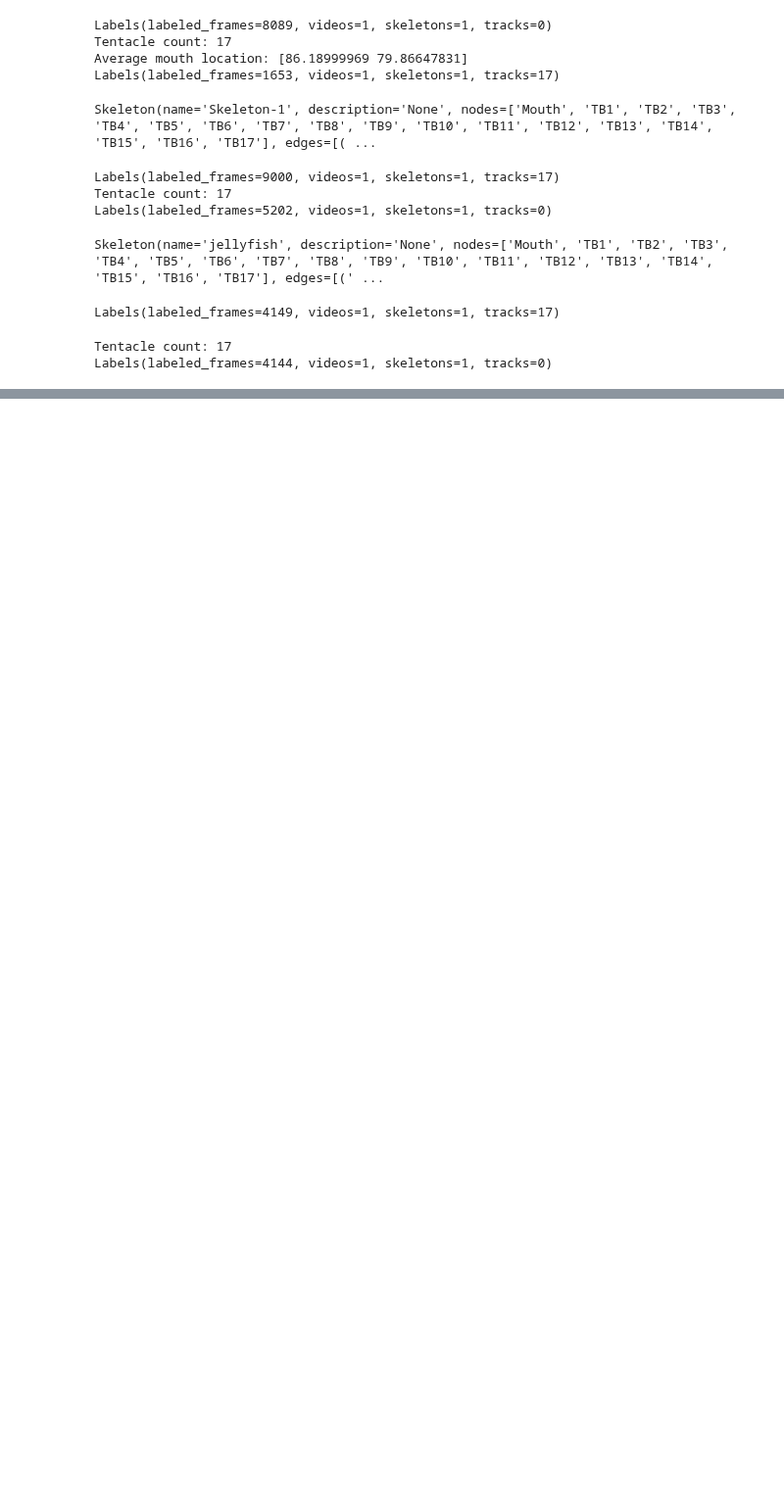
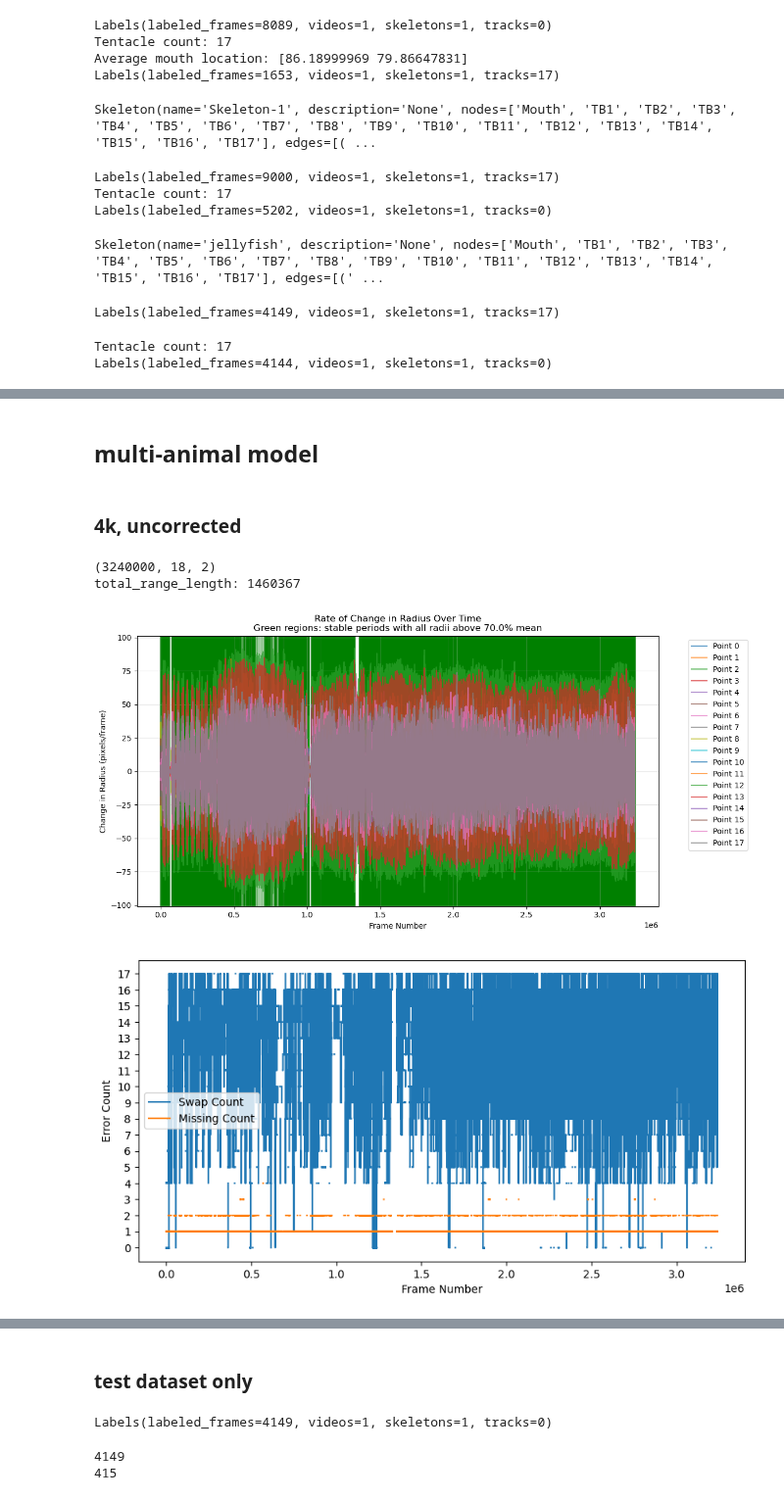
Before and after one commit to mingxiaowei/jelly-sleap, a Jupyter notebook: sleap/jelly/notebook/error_profiling_multi.ipynb, the cells around one changed output, grey strips where cells are left out. Shown at 98% size. Cells and saved outputs as stored; diff of their text form; code cells hidden in the pictures; blank space fills up the shorter version.

```diff
--- a/sleap/jelly/notebook/error_profiling_multi.ipynb
+++ b/sleap/jelly/notebook/error_profiling_multi.ipynb
@@ -97,0 +99,14 @@ total_range_length: 4264
+# %% [markdown]
+## multi-animal model
+# %% [markdown]
+### 4k, uncorrected
+# %%
+multi_4k_points_path = '/home/mingxiao/Desktop/jellyfish/label/multifish/predictions/multifish_animal_1_v10_tracked_points.npy'
+multi_4k_points = np.load(multi_4k_points_path)
+print(multi_4k_points.shape)
+swap_cnt_lst, missing_cnt_lst,filtered_ranges = eval_dataset_from_points(multi_4k_points)
+# %% [output]
+(3240000, 18, 2)
+total_range_length: 1460367
+[figure, added]
+[figure, added]
@@ -97,0 +114,19 @@ total_range_length: 4264
+# %% [markdown]
+### test dataset only
+# %%
+dataset_path = "/home/mingxiao/Desktop/jellyfish/label/multifish/multifish_animal_1_v10.slp"
+dataset = sleap.load_file(dataset_path)
+print(dataset)
+# %% [output]
+Labels(labeled_frames=4149, videos=1, skeletons=1, tracks=0)
+# %%
+all_lbfs = dataset.labeled_frames
+# print(all_lbfs.shape)
+print(len(all_lbfs))
+test_lbfs = [all_lbfs[i] for i in val_indices]
+test_lbf_indices = [lbf.frame_idx for lbf in test_lbfs]
+# print(test_lbfs.shape)
+print(len(test_lbfs))
+# %% [output]
+4149
+415
```
Also changed, not shown: parts of 6 cells of this notebook, 3 other files.
